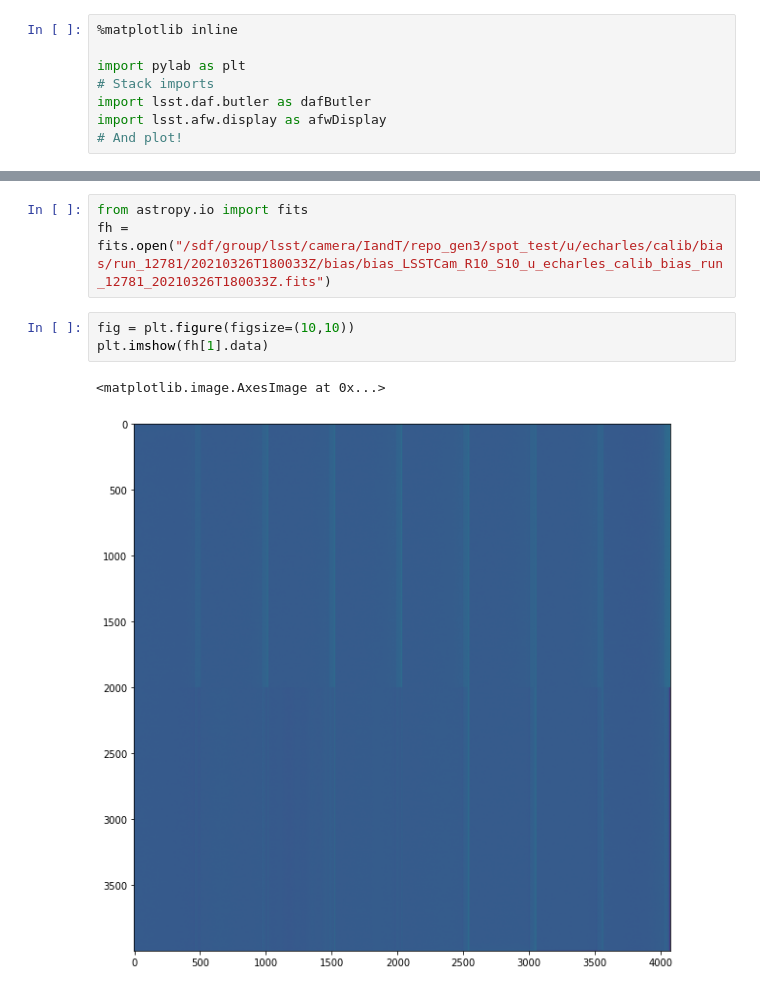
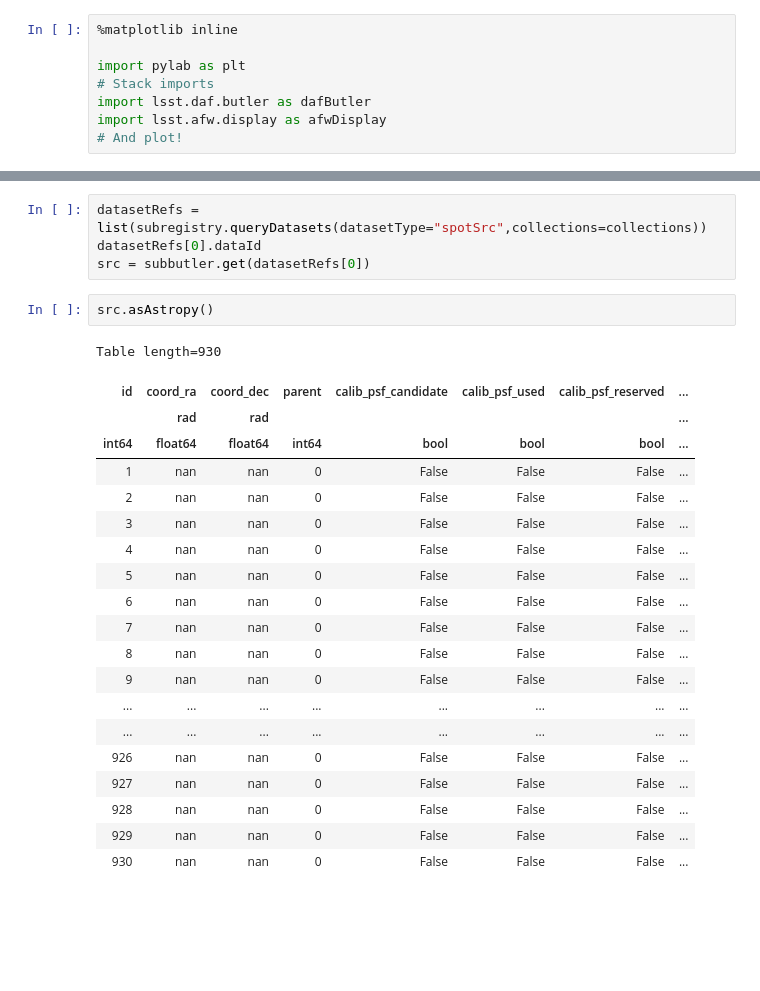
Before and after one commit to youtsumi/ButlerGen3Work, a Jupyter notebook: ButlerExercise.ipynb, the cells around one changed output, grey strips where cells are left out. Cells and saved outputs as stored; diff of their text form; blank space fills up the shorter version.

```diff
--- a/ButlerExercise.ipynb
+++ b/ButlerExercise.ipynb
@@ -102,9 +105,27 @@ NameError: name 'calexp' is not defined
-# %%
-from astropy.io import fits
-fh = fits.open("/sdf/group/lsst/camera/IandT/repo_gen3/spot_test/u/echarles/calib/bias/run_12781/20210326T180033Z/bias/bias_LSSTCam_R10_S10_u_echarles_calib_bias_run_12781_20210326T180033Z.fits")
-# %%
-fig = plt.figure(figsize=(10,10))
-plt.imshow(fh[1].data)
-# %% [output]
-<matplotlib.image.AxesImage at 0x...>
-[figure, removed]
+# %%
+datasetRefs = list(subregistry.queryDatasets(datasetType="spotSrc",collections=collections))
+datasetRefs[0].dataId
+src = subbutler.get(datasetRefs[0])
+# %%
+src.asAstropy()
+# %% [output]
+Table length=930
+| id | coord_ra | coord_dec | parent | calib_psf_candidate | calib_psf_used | calib_psf_reserved | ... |
+|  | rad | rad |  |  |  |  | ... |
+| int64 | float64 | float64 | int64 | bool | bool | bool | ... |
+| 1 | nan | nan | 0 | False | False | False | ... |
+| 2 | nan | nan | 0 | False | False | False | ... |
+| 3 | nan | nan | 0 | False | False | False | ... |
+| 4 | nan | nan | 0 | False | False | False | ... |
+| 5 | nan | nan | 0 | False | False | False | ... |
+| 6 | nan | nan | 0 | False | False | False | ... |
+| 7 | nan | nan | 0 | False | False | False | ... |
+| 8 | nan | nan | 0 | False | False | False | ... |
+| 9 | nan | nan | 0 | False | False | False | ... |
+| ... | ... | ... | ... | ... | ... | ... | ... |
+| ... | ... | ... | ... | ... | ... | ... | ... |
+| 926 | nan | nan | 0 | False | False | False | ... |
+| 927 | nan | nan | 0 | False | False | False | ... |
+| 928 | nan | nan | 0 | False | False | False | ... |
+| 929 | nan | nan | 0 | False | False | False | ... |
+| 930 | nan | nan | 0 | False | False | False | ... |
```
Also changed, not shown: parts of 10 cells of this notebook.
